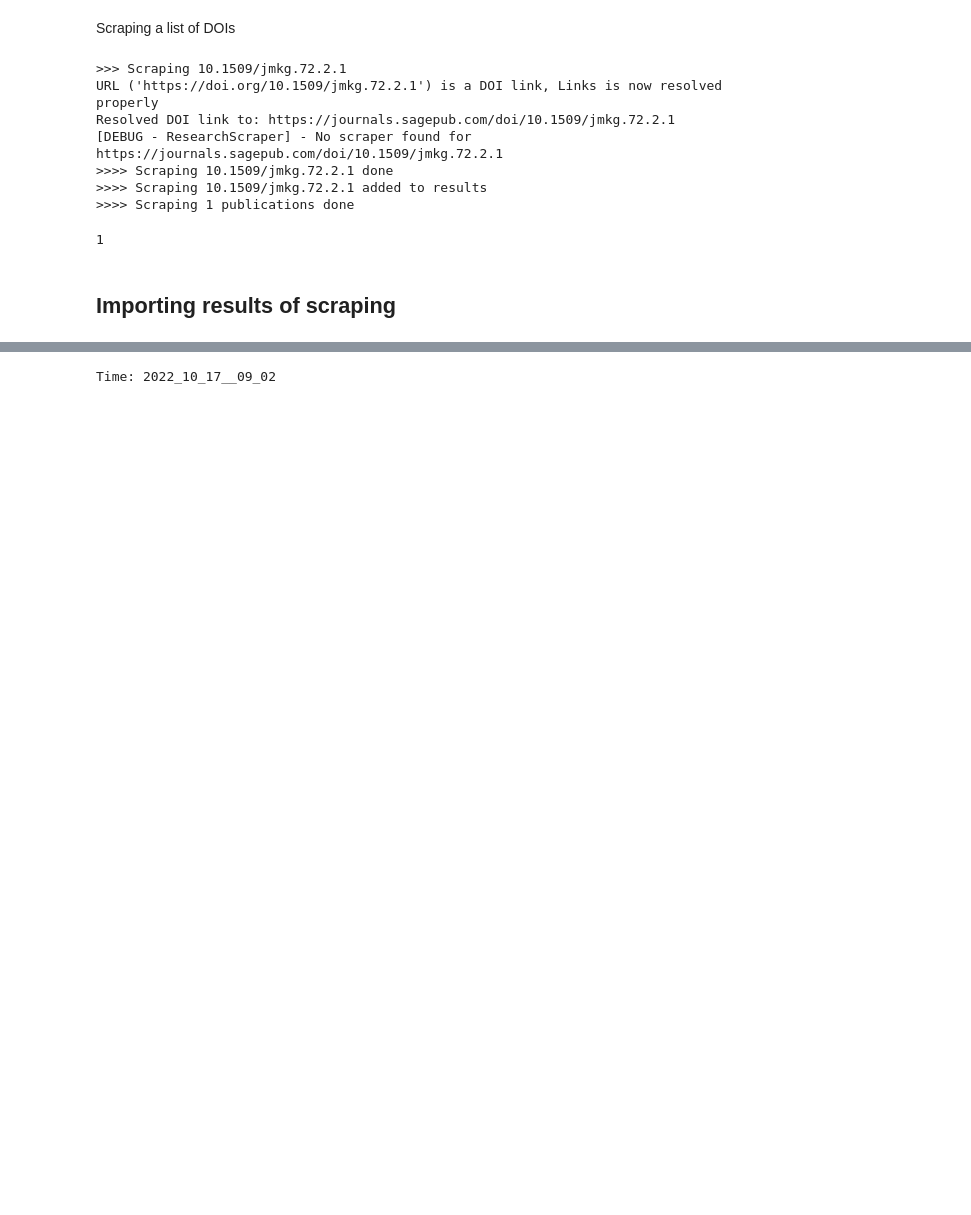
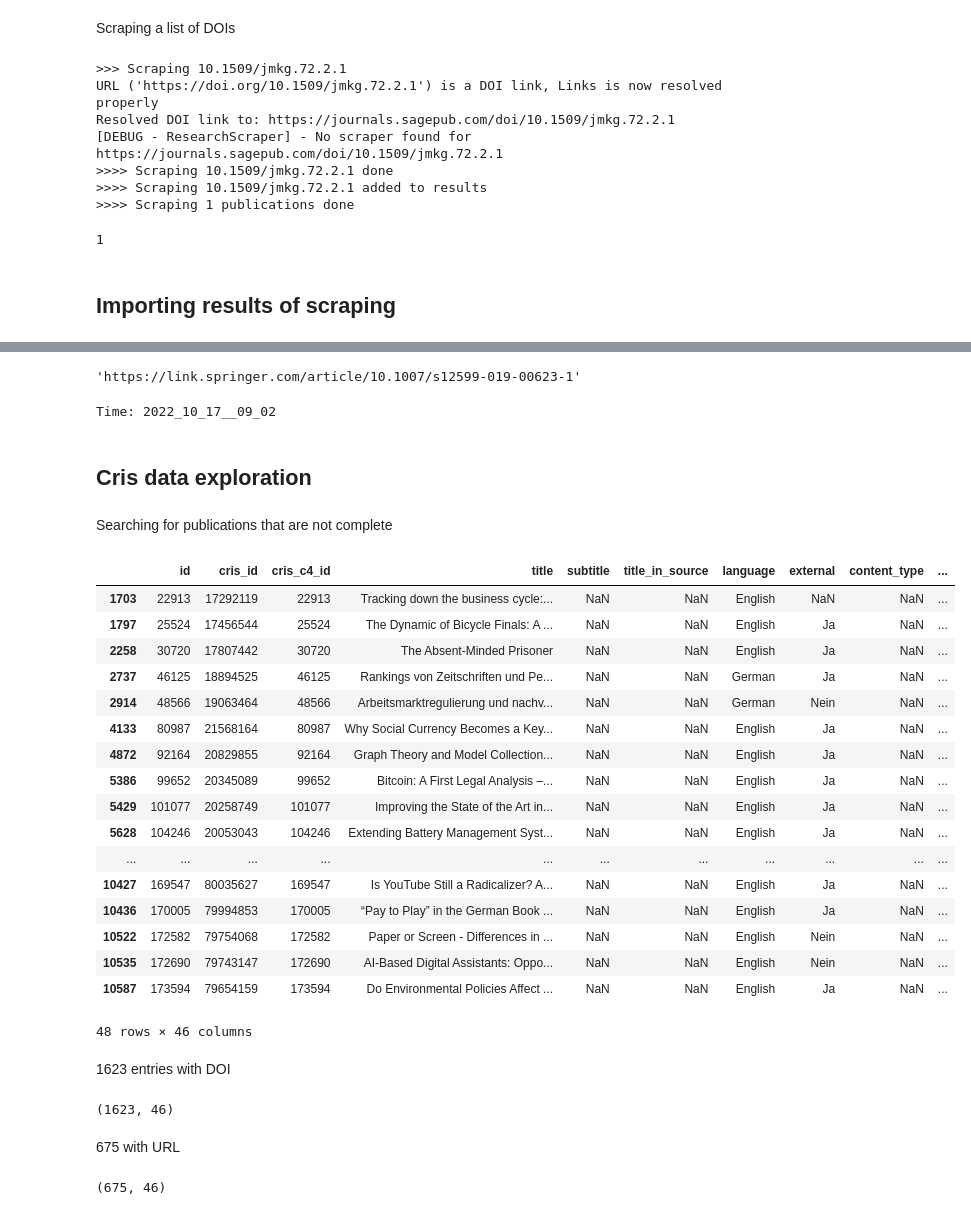
Before and after one commit to leoncena/Research_Scraper, a Jupyter notebook: Application/cris application.ipynb, the cells around one changed output, grey strips where cells are left out. Cells and saved outputs as stored; diff of their text form; code cells hidden in the pictures; blank space fills up the shorter version.

```diff
--- a/Application/cris application.ipynb
+++ b/Application/cris application.ipynb
@@ -145,5 +204,59 @@ error_rows = [x for x in scraping_results_imported_cleaned if x.get('error') is
+# %%
+# decode url
+urllib.parse.unquote('https://link.springer.com/article/10.1007/s12599-019-00623-1')
+# %% [output]
+'https://link.springer.com/article/10.1007/s12599-019-00623-1'
 # %%
 # print time
 print(f'Time: {time.strftime("%Y_%m_%d__%H_%M")}')
 # %% [output]
 Time: 2022_10_17__09_02
+# %% [markdown]
+## Cris data exploration
+# %% [markdown]
+Searching for publications that are not complete
+# %%
+# filter df_publications url not nan and doi not nan
+#df_publications_filtered = df_publications[df_publications['url'].notna() & df_publications['doi'].notna()]
+# filter rows with nan in keywords
+df_publications_filtered = df_publications[df_publications['keywords'].isna()]
+# filter rows where 'Springer' is in url
+df_publications_filtered = df_publications_filtered[(df_publications_filtered['url'].str.contains('link.springer')) | (
+    df_publications_filtered['url'].str.contains('sciencedirect')) | (
+                                                        df_publications_filtered['url'].str.contains('ieeexplore'))]
+df_publications_filtered
+# %% [output]
+|  | id | cris_id | cris_c4_id | title | subtitle | title_in_source | language | external | content_type | ... |
+| 1703 | 22913 | 17292119 | 22913 | Tracking down the business cycle:... | NaN | NaN | English | NaN | NaN | ... |
+| 1797 | 25524 | 17456544 | 25524 | The Dynamic of Bicycle Finals: A ... | NaN | NaN | English | Ja | NaN | ... |
+| 2258 | 30720 | 17807442 | 30720 | The Absent-Minded Prisoner | NaN | NaN | English | Ja | NaN | ... |
+| 2737 | 46125 | 18894525 | 46125 | Rankings von Zeitschriften und Pe... | NaN | NaN | German | Ja | NaN | ... |
+| 2914 | 48566 | 19063464 | 48566 | Arbeitsmarktregulierung und nachv... | NaN | NaN | German | Nein | NaN | ... |
+| 4133 | 80987 | 21568164 | 80987 | Why Social Currency Becomes a Key... | NaN | NaN | English | Ja | NaN | ... |
+| 4872 | 92164 | 20829855 | 92164 | Graph Theory and Model Collection... | NaN | NaN | English | Ja | NaN | ... |
+| 5386 | 99652 | 20345089 | 99652 | Bitcoin: A First Legal Analysis –... | NaN | NaN | English | Ja | NaN | ... |
+| 5429 | 101077 | 20258749 | 101077 | Improving the State of the Art in... | NaN | NaN | English | Ja | NaN | ... |
+| 5628 | 104246 | 20053043 | 104246 | Extending Battery Management Syst... | NaN | NaN | English | Ja | NaN | ... |
+| ... | ... | ... | ... | ... | ... | ... | ... | ... | ... | ... |
+| 10427 | 169547 | 80035627 | 169547 | Is YouTube Still a Radicalizer? A... | NaN | NaN | English | Ja | NaN | ... |
+| 10436 | 170005 | 79994853 | 170005 | “Pay to Play” in the German Book ... | NaN | NaN | English | Ja | NaN | ... |
+| 10522 | 172582 | 79754068 | 172582 | Paper or Screen - Differences in ... | NaN | NaN | English | Nein | NaN | ... |
+| 10535 | 172690 | 79743147 | 172690 | AI-Based Digital Assistants: Oppo... | NaN | NaN | English | Nein | NaN | ... |
+| 10587 | 173594 | 79654159 | 173594 | Do Environmental Policies Affect ... | NaN | NaN | English | Ja | NaN | ... |
+48 rows × 46 columns
+# %% [markdown]
+1623 entries with DOI
+# %%
+# filter where doi not nan
+df_publications_filtered = df_publications[df_publications['doi'].notna()]
+df_publications_filtered.shape
+# %% [output]
+(1623, 46)
+# %% [markdown]
+675 with URL
+# %%
+# filter where url not nan
+df_publications_filtered = df_publications_filtered[df_publications_filtered['url'].notna()]
+df_publications_filtered.shape
+# %% [output]
+(675, 46)
```
Also changed, not shown: parts of 36 cells of this notebook.
